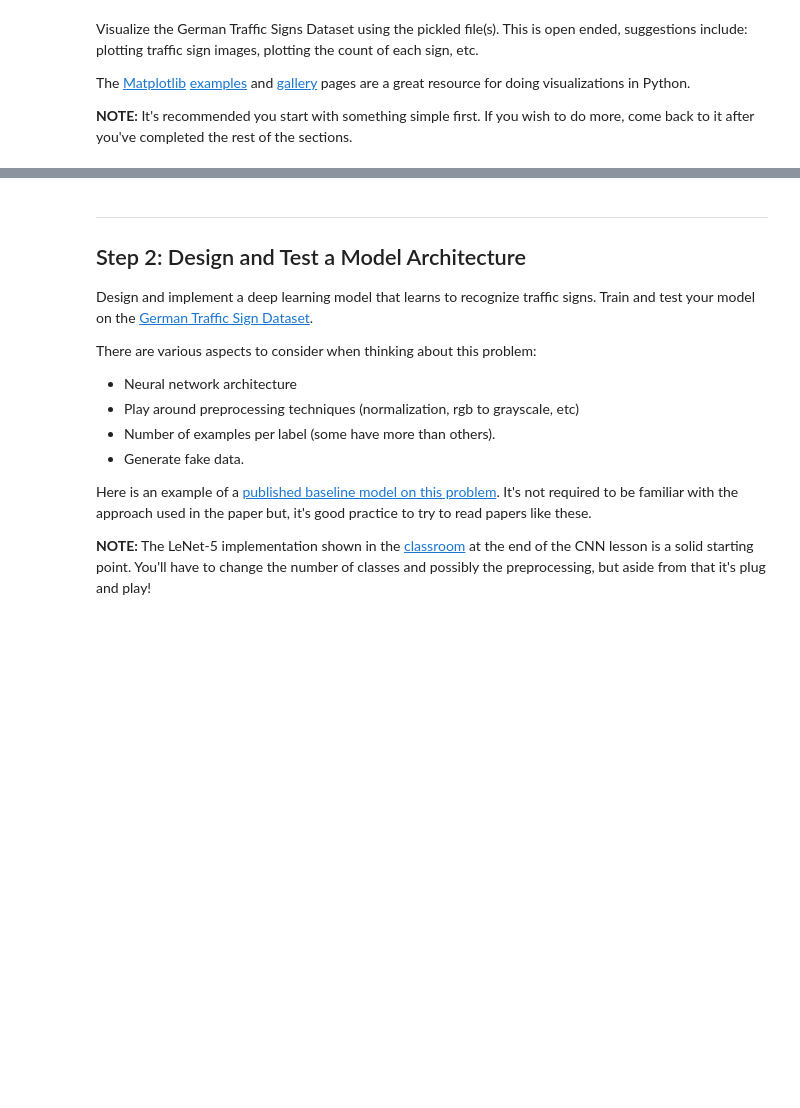
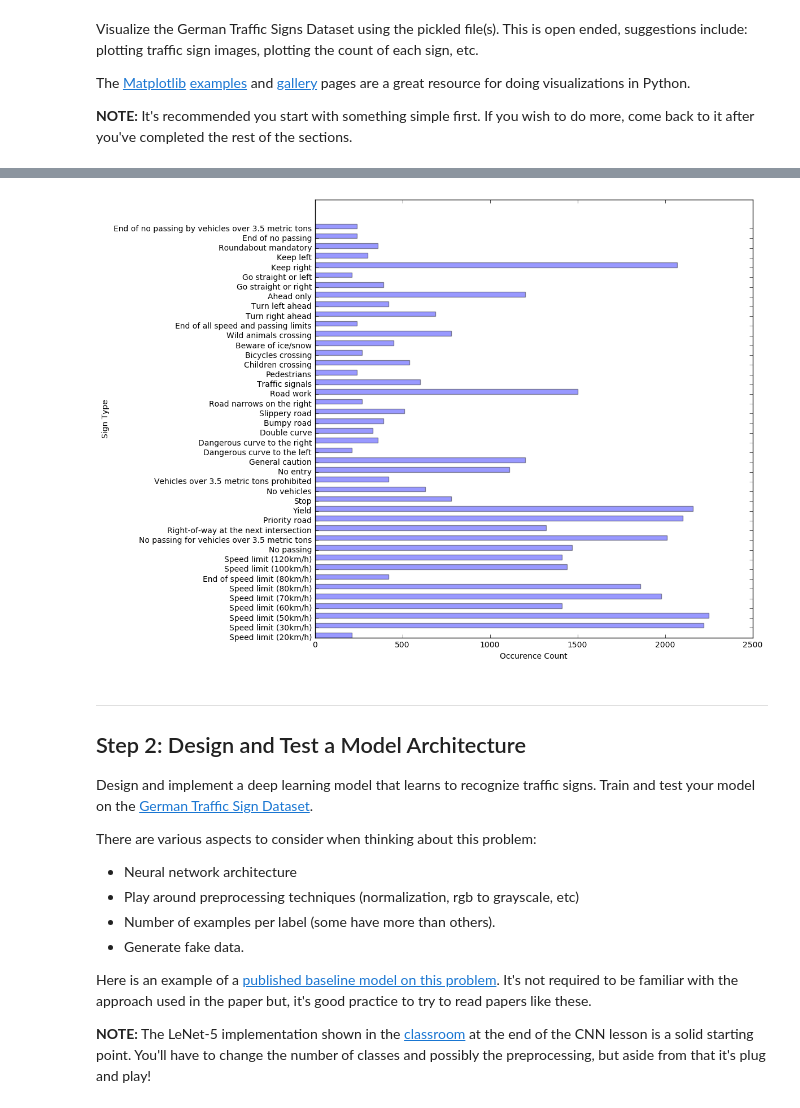
Before and after one commit to 361793842/CarND-Traffic-Sign-Classifier-Project, a Jupyter notebook: Traffic_Sign_Classifier.ipynb, the cells around one changed output, grey strips where cells are left out. Saved outputs shown, nothing was run; the diff lists cells and outputs as text; code cells hidden in the pictures; blank space fills up the shorter version.

```diff
--- a/Traffic_Sign_Classifier.ipynb
+++ b/Traffic_Sign_Classifier.ipynb
@@ -121,3 +110,21 @@ Counter({2: 2250, 1: 2220, 13: 2160, 12: 2100, 38: 2070, 10: 2010, 4: 1980, 5: 1
+# %%
+import numpy as np
+
+# plotting the count of each sign
+
+y_pos = range(n_classes)
+label_list = y_train.tolist()
+sign_type = [label_list.count(y) for y in range(n_classes)]
+
+plt.figure(figsize=(10,10))
+plt.barh(y_pos, sign_type, alpha=0.4, height=0.5)
+plt.yticks(y_pos, sign_names)
+plt.xlabel('Occurence Count')
+plt.ylabel('Sign Type')
+
+plt.show()
+# %% [output]
+[figure, added]
 # %% [markdown]
 ----
 
```
Also changed, not shown: parts of 2 cells of this notebook.
